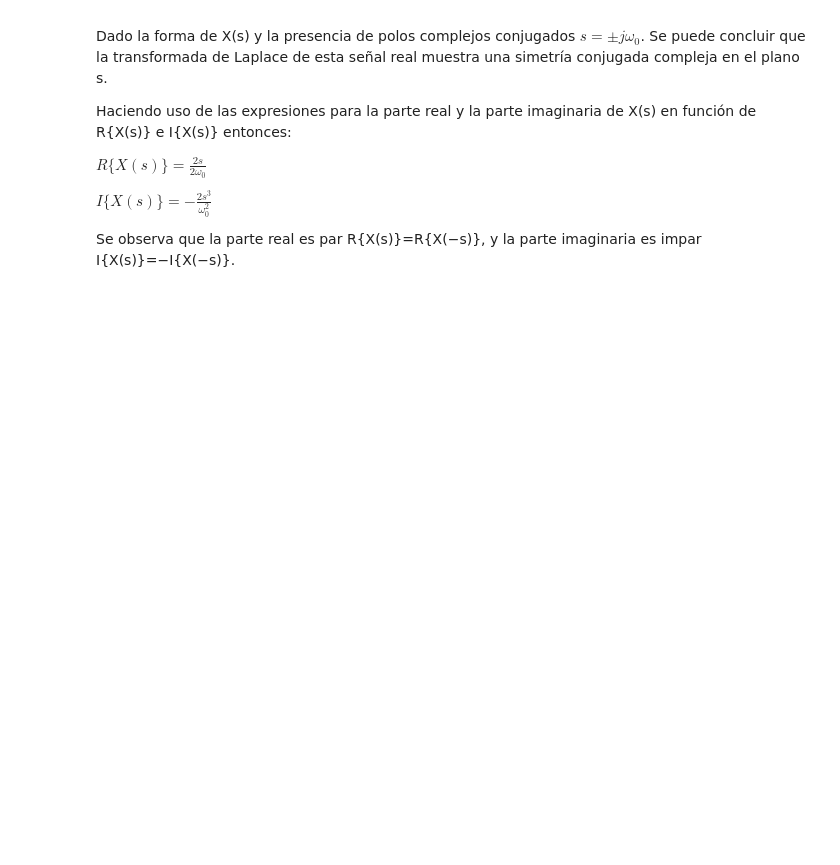
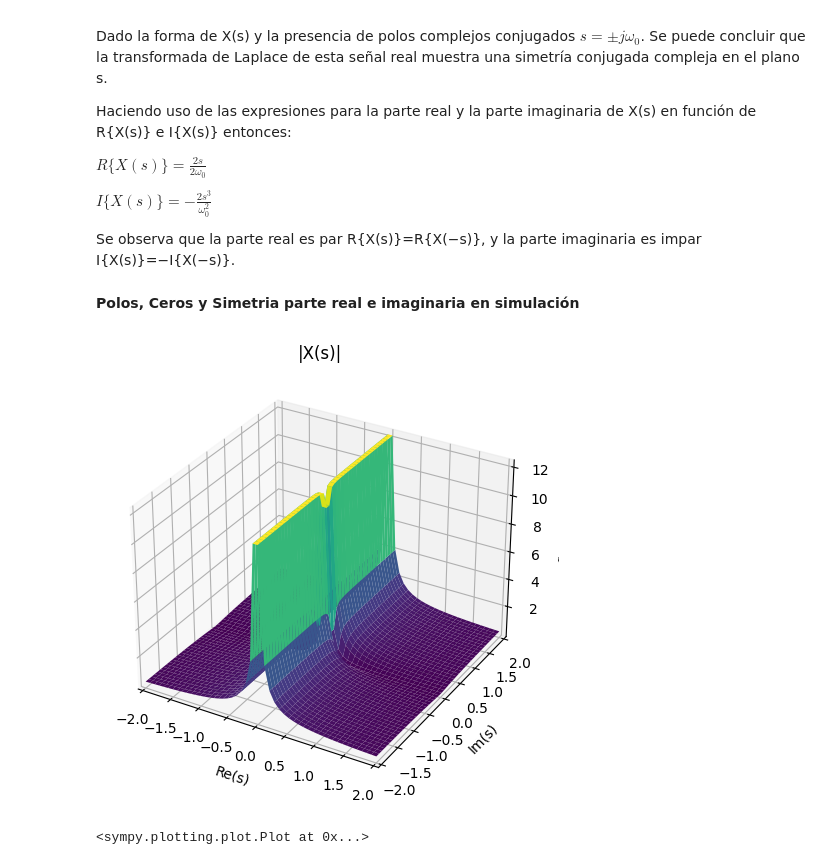
Before and after one commit to GabrielaRomoM/EjerciciosSYS-Phyton, a Jupyter notebook: LAPLACE/Cuaderno_2_Propiedades.ipynb, the cells around one changed output. Cells and saved outputs as stored; diff of their text form; code cells hidden in the pictures; blank space fills up the shorter version.

```diff
--- a/LAPLACE/Cuaderno_2_Propiedades.ipynb
+++ b/LAPLACE/Cuaderno_2_Propiedades.ipynb
@@ -36,3 +36,15 @@ $R\{X(s)\} = \frac{2s}{2\omega_0}$
 $I\{X(s)\} = -\frac{2s^3}{\omega_0^2}$
 
 Se observa que la parte real es par R{X(s)}=R{X(−s)}, y la parte imaginaria es impar I{X(s)}=−I{X(−s)}.
+# %% [markdown]
+**Polos, Ceros y Simetria parte real e imaginaria en simulación**
+# %%
+from sympy.plotting import plot3d_parametric_surface
+s, wo = sym.symbols('s wo', complex=True)
+sigma, omega = sym.symbols('sigma omega')
+x= wo/((s**2)+(wo**2))
+xa= x.subs({s:sigma+sym.I*omega, wo:omega})
+sym.plotting.plot3d(abs(xa),(sigma,-2,2),(omega,-2,2), xlabel=r'Re(s)', ylabel=r'Im(s)', title=r'|X(s)|')
+# %% [output]
+[figure, added]
+<sympy.plotting.plot.Plot at 0x...>
```
Also changed, not shown: parts of 1 cell of this notebook.
